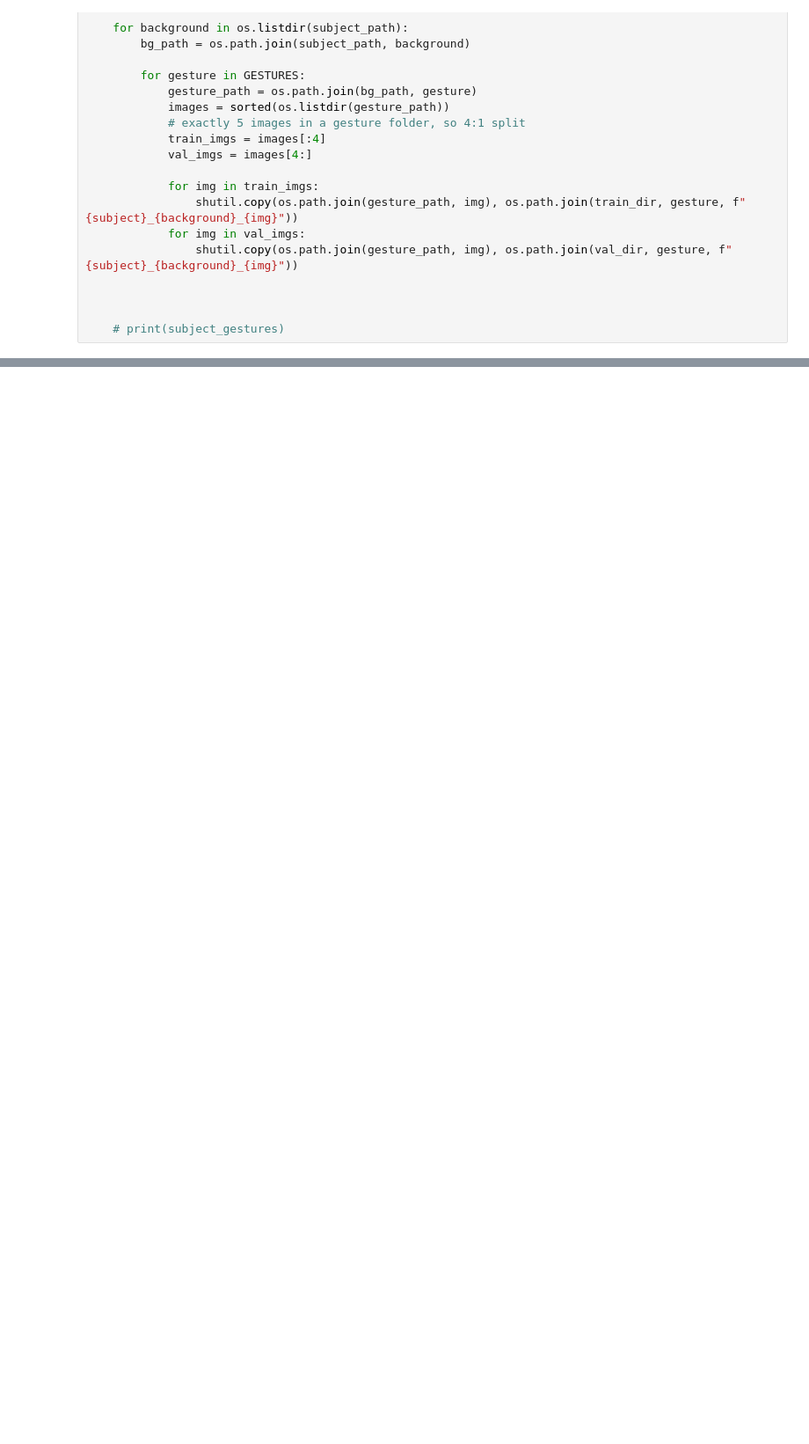
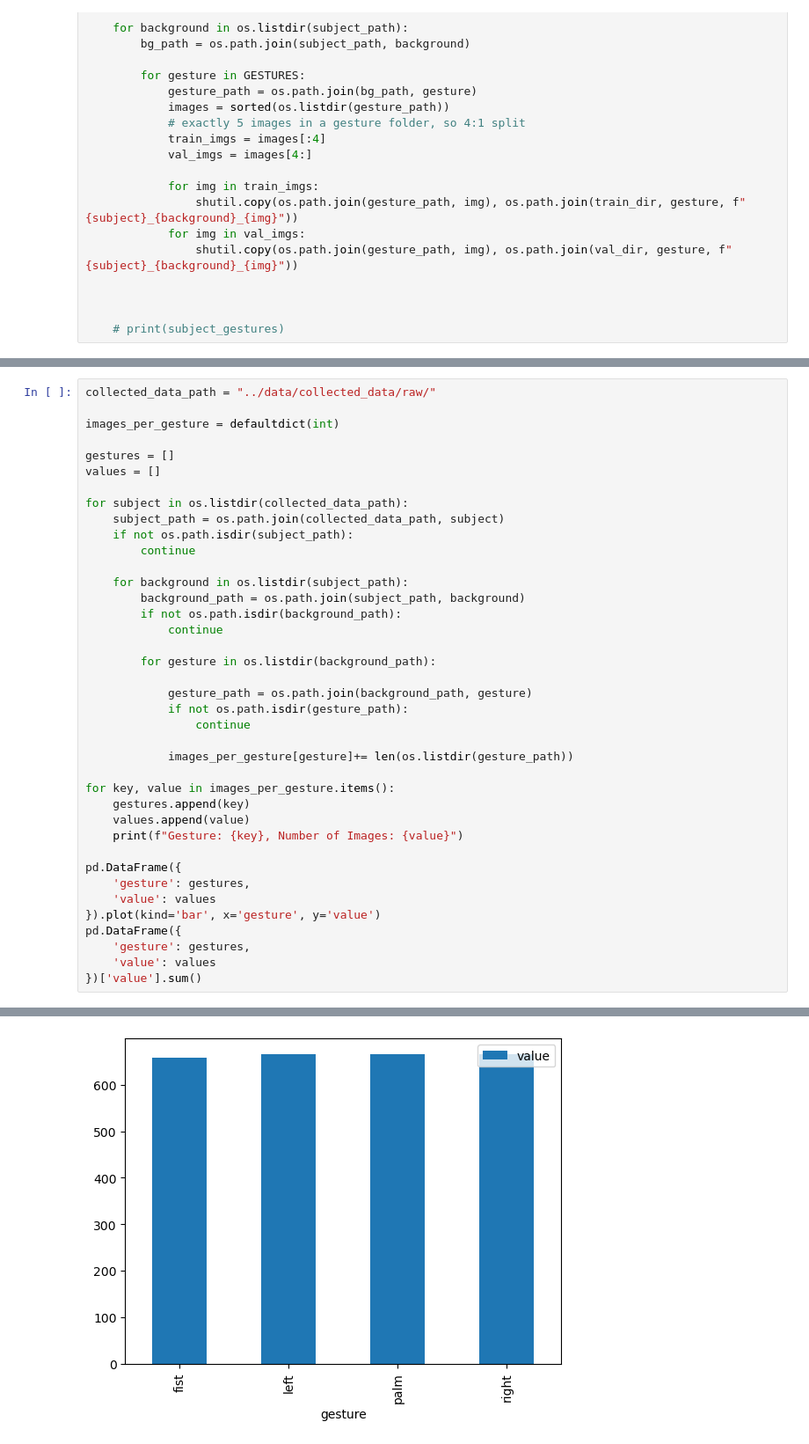
Before and after one commit to ainulmazwan/snake_hand_gesture_prediction, a Jupyter notebook: notebooks/EDA.ipynb, the cells around one changed output, grey strips where cells are left out. Shown at 88% size. Drawn from its saved outputs; the diff is of its cells as text; blank space fills up the shorter version.

```diff
--- a/notebooks/EDA.ipynb
+++ b/notebooks/EDA.ipynb
@@ -155,0 +162,40 @@ for subject in os.listdir(base_dir):
+# %%
+collected_data_path = "../data/collected_data/raw/"
+
+images_per_gesture = defaultdict(int)
+
+gestures = []
+values = []
+
+for subject in os.listdir(collected_data_path):
+    subject_path = os.path.join(collected_data_path, subject)
+    if not os.path.isdir(subject_path):
+        continue
+
+    for background in os.listdir(subject_path):
+        background_path = os.path.join(subject_path, background)
+        if not os.path.isdir(background_path):
+            continue
+
+        for gesture in os.listdir(background_path):
+
+            gesture_path = os.path.join(background_path, gesture)
+            if not os.path.isdir(gesture_path):
+                continue
+
+            images_per_gesture[gesture]+= len(os.listdir(gesture_path))
+
+for key, value in images_per_gesture.items():
+    gestures.append(key)
+    values.append(value)
+    print(f"Gesture: {key}, Number of Images: {value}")
+
+pd.DataFrame({
+    'gesture': gestures,
+    'value': values
+}).plot(kind='bar', x='gesture', y='value')
+pd.DataFrame({
+    'gesture': gestures,
+    'value': values
+})['value'].sum()
+# %% [output]
@@ -155,0 +207 @@ for subject in os.listdir(base_dir):
+[figure, added]
```
Also changed, not shown: parts of 8 cells of this notebook, 4 other files.
